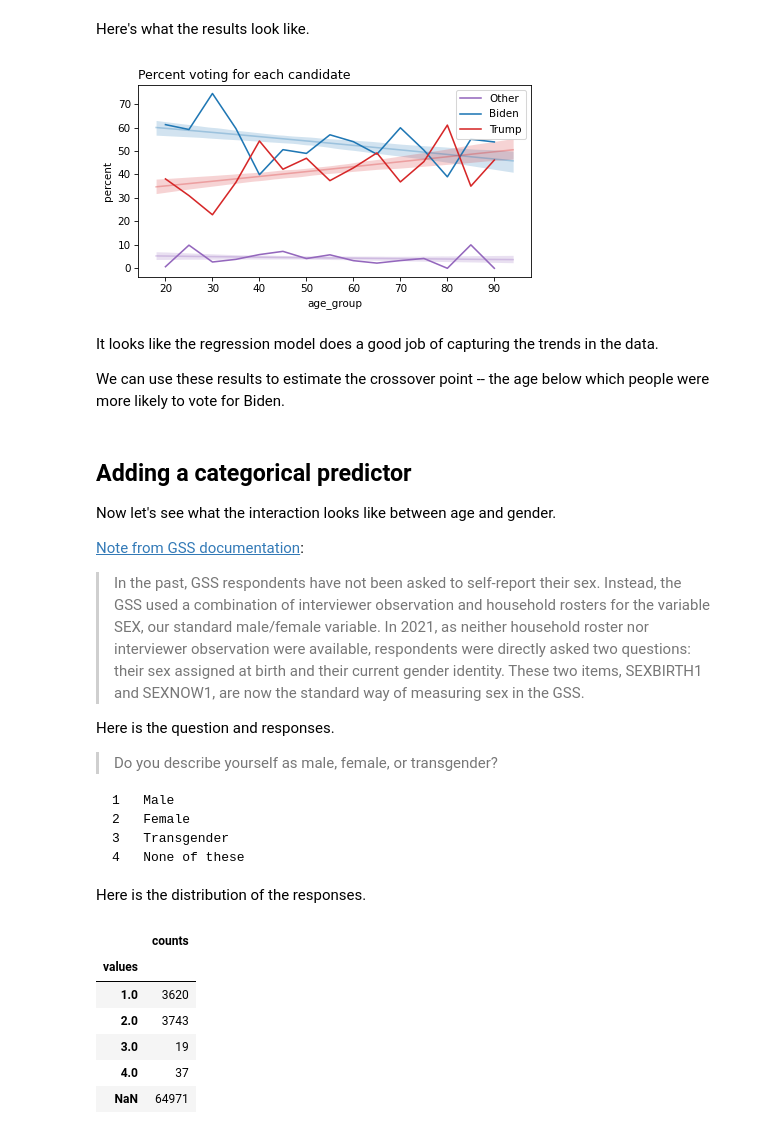
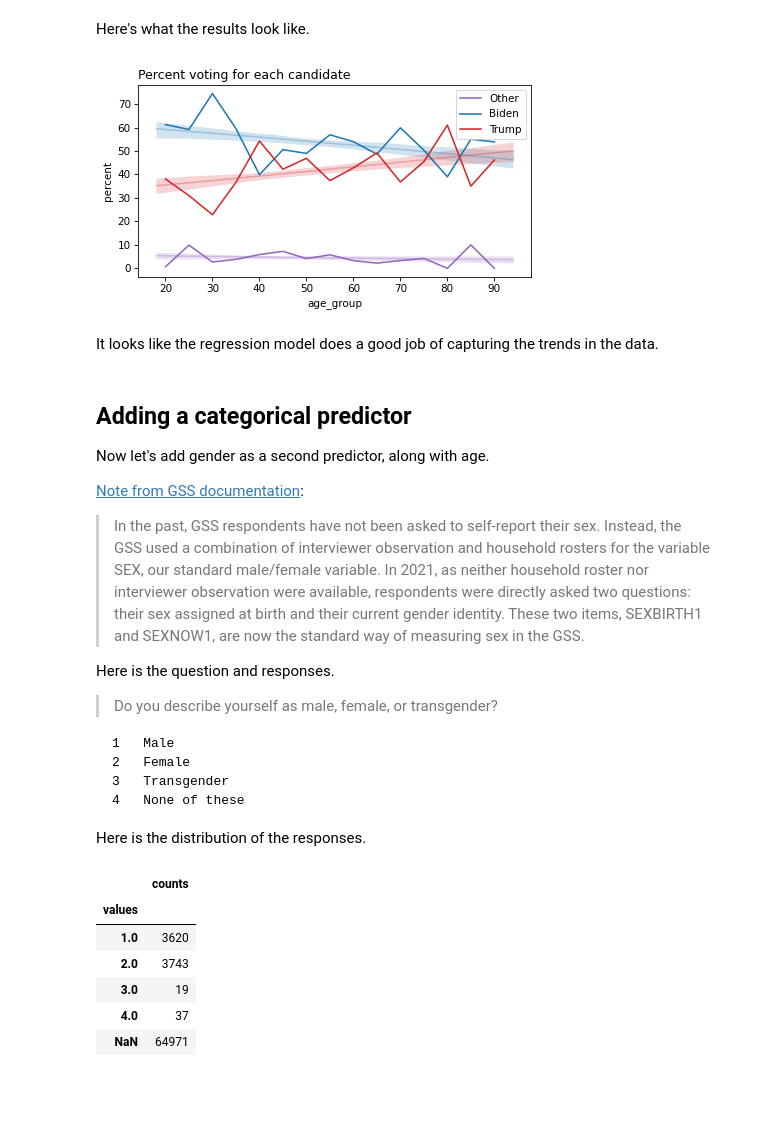
Before and after one commit to AllenDowney/SurveyDataPyMC, a Jupyter notebook: soln/02_categorical_regression.ipynb, the cells around one changed output. Drawn from its saved outputs; the diff is of its cells as text; code cells hidden in the pictures; blank space fills up the shorter version.

```diff
--- a/soln/02_categorical_regression.ipynb
+++ b/soln/02_categorical_regression.ipynb
@@ -328,29 +328,27 @@ Here's what the results look like.
 # %%
 table.plot(color=colors)
 
 for i, name in vote_map.items():
     mean_prob = predicted_probs[:, :, i].mean(axis=0)
-    hdi_low, hdi_high = np.percentile(predicted_probs[:, :, i], [5, 95], axis=0)
+    low, high = np.percentile(predicted_probs[:, :, i], [5, 95], axis=0)
 
     plt.plot(pred_age_range, mean_prob * 100, color=colors[i], alpha=0.3)
     plt.fill_between(pred_age_range,
-                     hdi_low * 100,
-                     hdi_high * 100,
+                     low * 100,
+                     high * 100,
                      color=colors[i],
                      alpha=0.2,
                      lw=0)
 
 decorate(ylabel="percent", title="Percent voting for each candidate")
 # %% [output]
-[figure, old version]
+[figure, new version]
 # %% [markdown]
 It looks like the regression model does a good job of capturing the trends in the data.
-
-We can use these results to estimate the crossover point -- the age below which people were more likely to vote for Biden.
 # %% [markdown]
 ## Adding a categorical predictor
 
-Now let's see what the interaction looks like between age and gender.
+Now let's add gender as a second predictor, along with age.
 
 [Note from GSS documentation](https://sda.berkeley.edu/sdaweb/docs/gss21/DOC/2021XSECR1MethodologicalPrimer.pdf):
 
```
Also changed, not shown: parts of 2 cells of this notebook, 7 other files.
